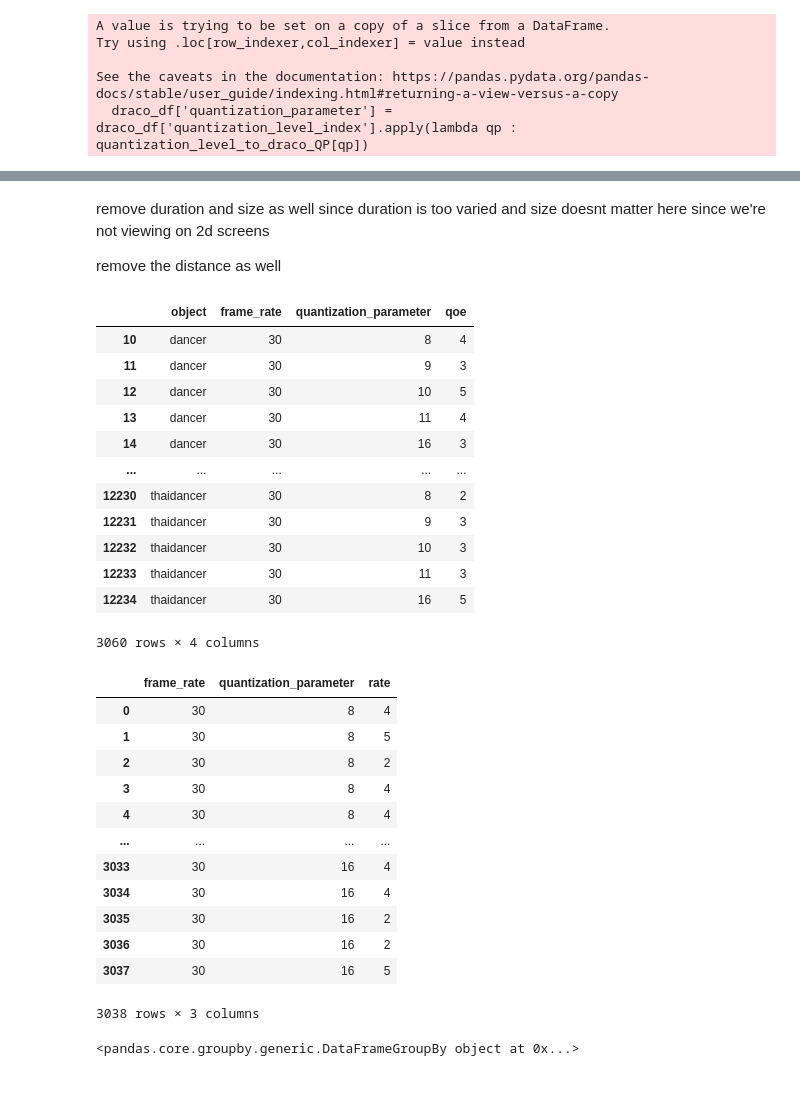
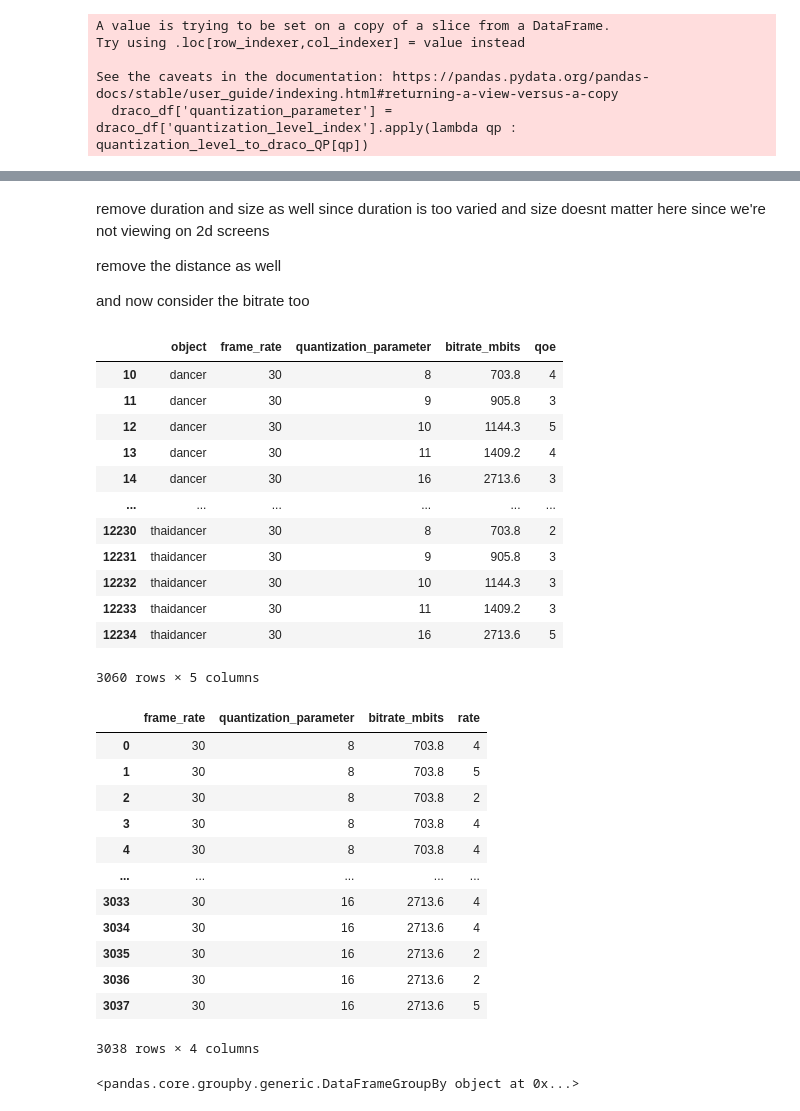
Before and after one commit to shivivats/PointCloudDataAnalysis, a Jupyter notebook: shivi_ML_model_DRACO.ipynb, the cells around one changed output, grey strips where cells are left out. Saved outputs shown, nothing was run; the diff lists cells and outputs as text; code cells hidden in the pictures.

```diff
--- a/shivi_ML_model_DRACO.ipynb
+++ b/shivi_ML_model_DRACO.ipynb
@@ -108,0 +111,11 @@ See the caveats in the documentation: https://pandas.pydata.org/pandas-docs/stab
+# %%
+quantization_level_to_bitrate = {
+    0 : 703.8,
+    1 : 905.8,
+    2 : 1144.3,
+    3 : 1409.2,
+    4 : 2713.6,
+}
+
+draco_df['bitrate_mbits'] = draco_df['quantization_level_index'].apply(lambda qp : quantization_level_to_bitrate[qp])
+draco_df
@@ -110,24 +142,26 @@ See the caveats in the documentation: https://pandas.pydata.org/pandas-docs/stab
 remove duration and size as well since duration is too varied and size doesnt matter here since we're not viewing on 2d screens
 
 remove the distance as well
+
+and now consider the bitrate too
 # %%
 #draco_df = draco_df[['object','frame_rate', 'distance', 'quantization_parameter', 'qoe']]
 
-draco_df = draco_df[['object','frame_rate', 'quantization_parameter', 'qoe']]
+draco_df = draco_df[['object', 'frame_rate', 'quantization_parameter', 'bitrate_mbits', 'qoe']]
 draco_df
 # %% [output]
-|  | object | frame_rate | quantization_parameter | qoe |
-| 10 | dancer | 30 | 8 | 4 |
-| 11 | dancer | 30 | 9 | 3 |
-| 12 | dancer | 30 | 10 | 5 |
-| 13 | dancer | 30 | 11 | 4 |
-| 14 | dancer | 30 | 16 | 3 |
-| ... | ... | ... | ... | ... |
-| 12230 | thaidancer | 30 | 8 | 2 |
-| 12231 | thaidancer | 30 | 9 | 3 |
-| 12232 | thaidancer | 30 | 10 | 3 |
-| 12233 | thaidancer | 30 | 11 | 3 |
-| 12234 | thaidancer | 30 | 16 | 5 |
+|  | object | frame_rate | quantization_parameter | bitrate_mbits | qoe |
+| 10 | dancer | 30 | 8 | 703.8 | 4 |
+| 11 | dancer | 30 | 9 | 905.8 | 3 |
+| 12 | dancer | 30 | 10 | 1144.3 | 5 |
+| 13 | dancer | 30 | 11 | 1409.2 | 4 |
+| 14 | dancer | 30 | 16 | 2713.6 | 3 |
+| ... | ... | ... | ... | ... | ... |
+| 12230 | thaidancer | 30 | 8 | 703.8 | 2 |
+| 12231 | thaidancer | 30 | 9 | 905.8 | 3 |
+| 12232 | thaidancer | 30 | 10 | 1144.3 | 3 |
+| 12233 | thaidancer | 30 | 11 | 1409.2 | 3 |
+| 12234 | thaidancer | 30 | 16 | 2713.6 | 5 |
-3060 rows × 4 columns
+3060 rows × 5 columns
 # %%
 # Not doing this anymore. Just filtering based on QoE value directly; see below
@@ -161,22 +195,22 @@ filtered_draco_df = filtered_draco_df.reset_index(drop=True)
 # remove the object bc it doesnt matter
 
 filtered_draco_df['rate'] = filtered_draco_df['qoe']
-filtered_draco_df = filtered_draco_df[['frame_rate', 'quantization_parameter', 'rate']]
+filtered_draco_df = filtered_draco_df[['frame_rate', 'quantization_parameter', 'bitrate_mbits',  'rate']]
 filtered_draco_df
 # %% [output]
-|  | frame_rate | quantization_parameter | rate |
-| 0 | 30 | 8 | 4 |
-| 1 | 30 | 8 | 5 |
-| 2 | 30 | 8 | 2 |
-| 3 | 30 | 8 | 4 |
-| 4 | 30 | 8 | 4 |
-| ... | ... | ... | ... |
-| 3033 | 30 | 16 | 4 |
-| 3034 | 30 | 16 | 4 |
-| 3035 | 30 | 16 | 2 |
-| 3036 | 30 | 16 | 2 |
-| 3037 | 30 | 16 | 5 |
+|  | frame_rate | quantization_parameter | bitrate_mbits | rate |
+| 0 | 30 | 8 | 703.8 | 4 |
+| 1 | 30 | 8 | 703.8 | 5 |
+| 2 | 30 | 8 | 703.8 | 2 |
+| 3 | 30 | 8 | 703.8 | 4 |
+| 4 | 30 | 8 | 703.8 | 4 |
+| ... | ... | ... | ... | ... |
+| 3033 | 30 | 16 | 2713.6 | 4 |
+| 3034 | 30 | 16 | 2713.6 | 4 |
+| 3035 | 30 | 16 | 2713.6 | 2 |
+| 3036 | 30 | 16 | 2713.6 | 2 |
+| 3037 | 30 | 16 | 2713.6 | 5 |
-3038 rows × 3 columns
+3038 rows × 4 columns
 # %%
 groups_draco = filtered_draco_df.groupby(groupby_columns_draco)
 groups_draco
```
Also changed, not shown: parts of 9 cells of this notebook, 42 other files.
